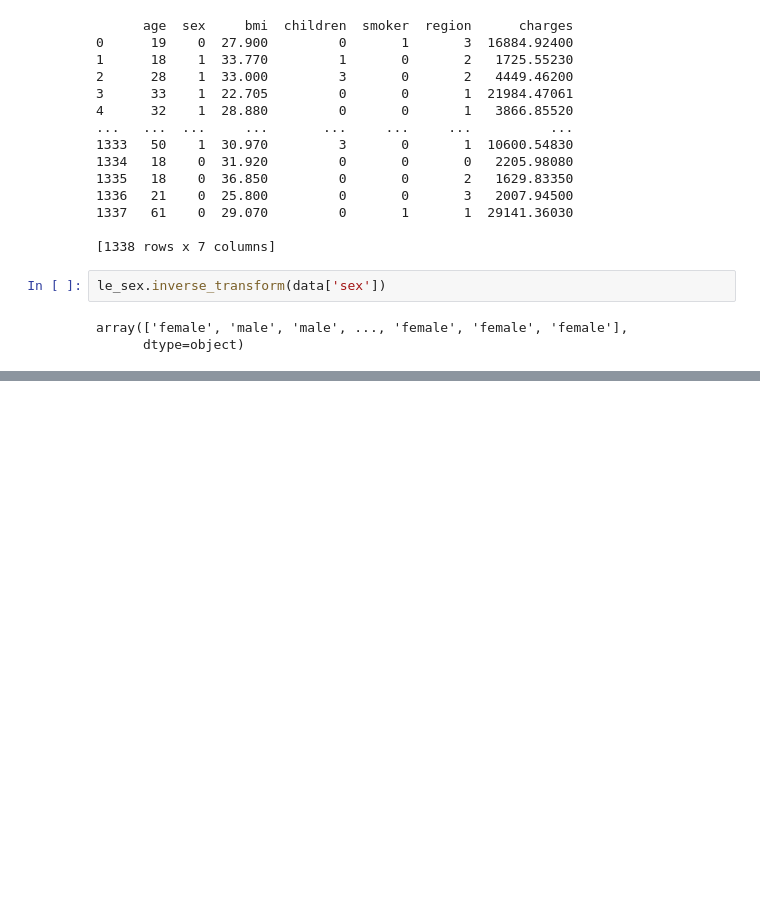
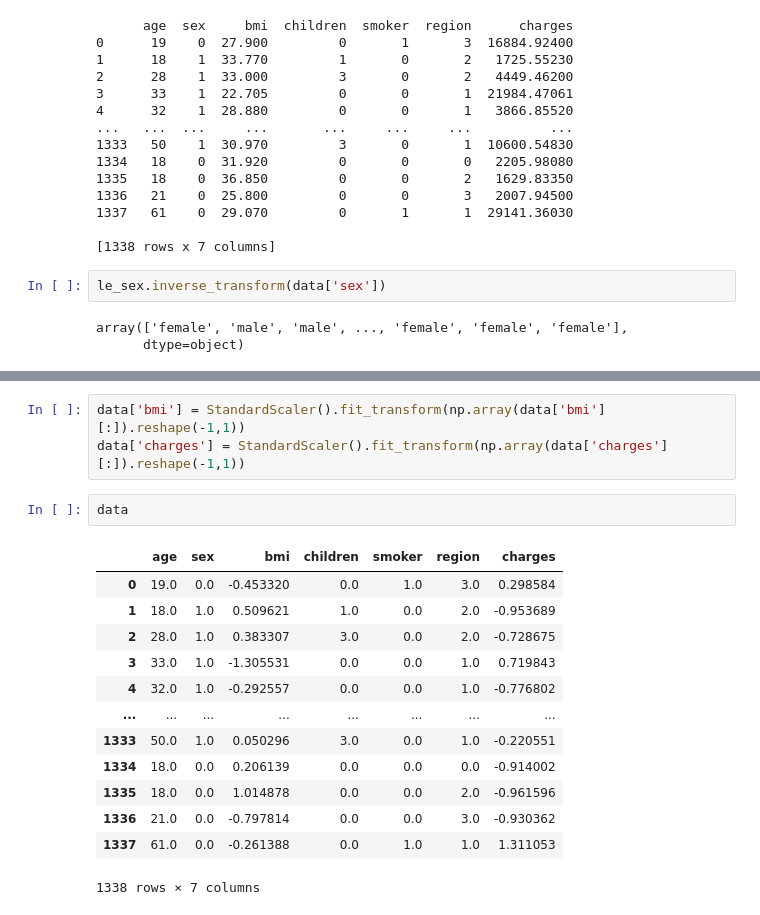
Before and after one commit to mohammad-sadegh-ilaghi/machine_learning_exercises, a Jupyter notebook: project.ipynb, the cells around one changed output, grey strips where cells are left out. Saved outputs shown, nothing was run; the diff lists cells and outputs as text; blank space fills up the shorter version.

```diff
--- a/project.ipynb
+++ b/project.ipynb
@@ -204,0 +234,19 @@ data.corr()
+# %%
+data['bmi'] = StandardScaler().fit_transform(np.array(data['bmi'][:]).reshape(-1,1))
+data['charges'] = StandardScaler().fit_transform(np.array(data['charges'][:]).reshape(-1,1))
+# %%
+data
+# %% [output]
+|  | age | sex | bmi | children | smoker | region | charges |
+| 0 | 19.0 | 0.0 | -0.453320 | 0.0 | 1.0 | 3.0 | 0.298584 |
+| 1 | 18.0 | 1.0 | 0.509621 | 1.0 | 0.0 | 2.0 | -0.953689 |
+| 2 | 28.0 | 1.0 | 0.383307 | 3.0 | 0.0 | 2.0 | -0.728675 |
+| 3 | 33.0 | 1.0 | -1.305531 | 0.0 | 0.0 | 1.0 | 0.719843 |
+| 4 | 32.0 | 1.0 | -0.292557 | 0.0 | 0.0 | 1.0 | -0.776802 |
+| ... | ... | ... | ... | ... | ... | ... | ... |
+| 1333 | 50.0 | 1.0 | 0.050296 | 3.0 | 0.0 | 1.0 | -0.220551 |
+| 1334 | 18.0 | 0.0 | 0.206139 | 0.0 | 0.0 | 0.0 | -0.914002 |
+| 1335 | 18.0 | 0.0 | 1.014878 | 0.0 | 0.0 | 2.0 | -0.961596 |
+| 1336 | 21.0 | 0.0 | -0.797814 | 0.0 | 0.0 | 3.0 | -0.930362 |
+| 1337 | 61.0 | 0.0 | -0.261388 | 0.0 | 1.0 | 1.0 | 1.311053 |
+1338 rows × 7 columns
```
Also changed, not shown: parts of 13 cells of this notebook.
